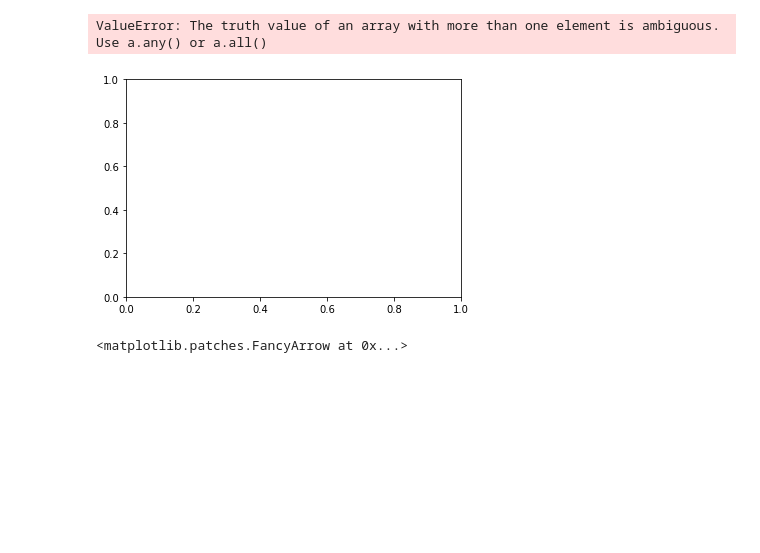
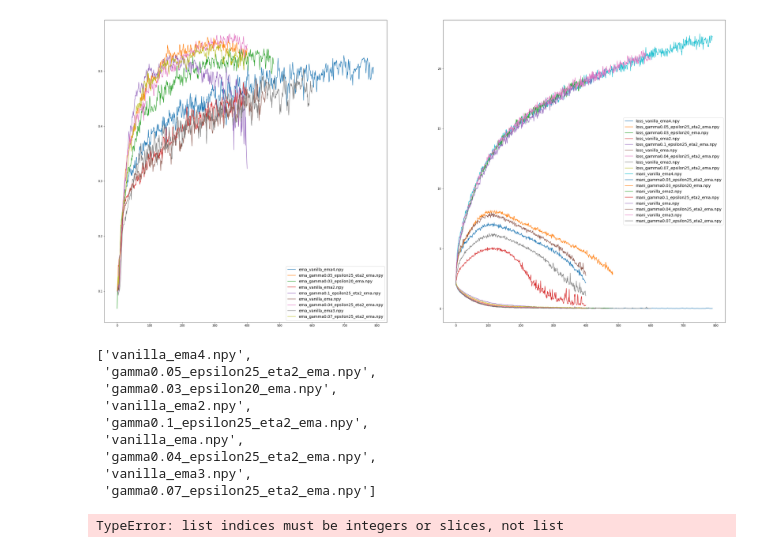
Before and after one commit to bruno-31/toy_ssl, a Jupyter notebook: bac_a_sable.ipynb, the cells around one changed output. Drawn from its saved outputs; the diff is of its cells as text; code cells hidden in the pictures; blank space fills up the shorter version.

```diff
--- a/bac_a_sable.ipynb
+++ b/bac_a_sable.ipynb
@@ -6,5 +6,0 @@ from sklearn.model_selection import train_test_split
-# %%
-# x = np.random.rand(100)
-x=np.ones(100)
-soft = lambda x: 1/(1+np.exp(-x))
-x=soft(x)
@@ -24,12 +6,0 @@ zz_n = zz / (norm * np.ones([1,2]))
-# %%
-# plt.quiver(x, y, zz_n[:,0],zz_n[:,1], scale=10)
-plt.arrow([0,2], [0,2], [0.5,0.5], [0.5,0.5], head_width=0.05, head_length=0.1, fc='k', ec='k')
-# plt.arrow(2, 2, 0.5, 0.5, head_width=0.05, head_length=0.1, fc='k', ec='k')
-plt.xlim([-5,5]);plt.ylim([-5,5])
-# %% [output]
-ValueError: The truth value of an array with more than one element is ambiguous. Use a.any() or a.all()
-[figure, removed]
-# %%
-ax.arrow(0, 0, 0.5, 0.5, head_width=0.05, head_length=0.1, fc='k', ec='k')
-# %% [output]
-<matplotlib.patches.FancyArrow at 0x...>
@@ -37,0 +7,44 @@ mkdir saved_models
+# %%
+def plot_dics(l):
+    plt.figure(figsize=(40,20))
+    plt.subplot(121)
+    names=[]
+#     for var in ['test']:
+    for var in ['ema']:
+        for d in l:
+            x=d.item().get(var)
+            plt.plot(x)
+            names.append(var + '_' + d.item().get('name'))
+    plt.legend(names, prop={'size': 14})
+    plt.subplot(122)
+    names=[]
+    for var in ['loss','mani']:
+        for d in l:
+            x=d.item().get(var)
+            plt.plot(x)
+            names.append(var + '_' + d.item().get('name'))
+            plt.legend(names, prop={'size': 14})
+# %%
+plot_dics([np.load(path) for path in glob.glob('*.npy')])
+fig = plt.gcf()
+
+fig.savefig('./trajectories.png', dpi=200)
+# %% [output]
+[figure, added]
+# %%
+l= glob.glob('*.npy')
+l
+# %% [output]
+['vanilla_ema4.npy',
+ 'gamma0.05_epsilon25_eta2_ema.npy',
+ 'gamma0.03_epsilon20_ema.npy',
+ 'vanilla_ema2.npy',
+ 'gamma0.1_epsilon25_eta2_ema.npy',
+ 'vanilla_ema.npy',
+ 'gamma0.04_epsilon25_eta2_ema.npy',
+ 'vanilla_ema3.npy',
+ 'gamma0.07_epsilon25_eta2_ema.npy']
+# %%
+l=[l[i] for i in ]
+# %% [output]
+TypeError: list indices must be integers or slices, not list
```
Also changed, not shown: parts of 6 cells of this notebook, 2 other files.
